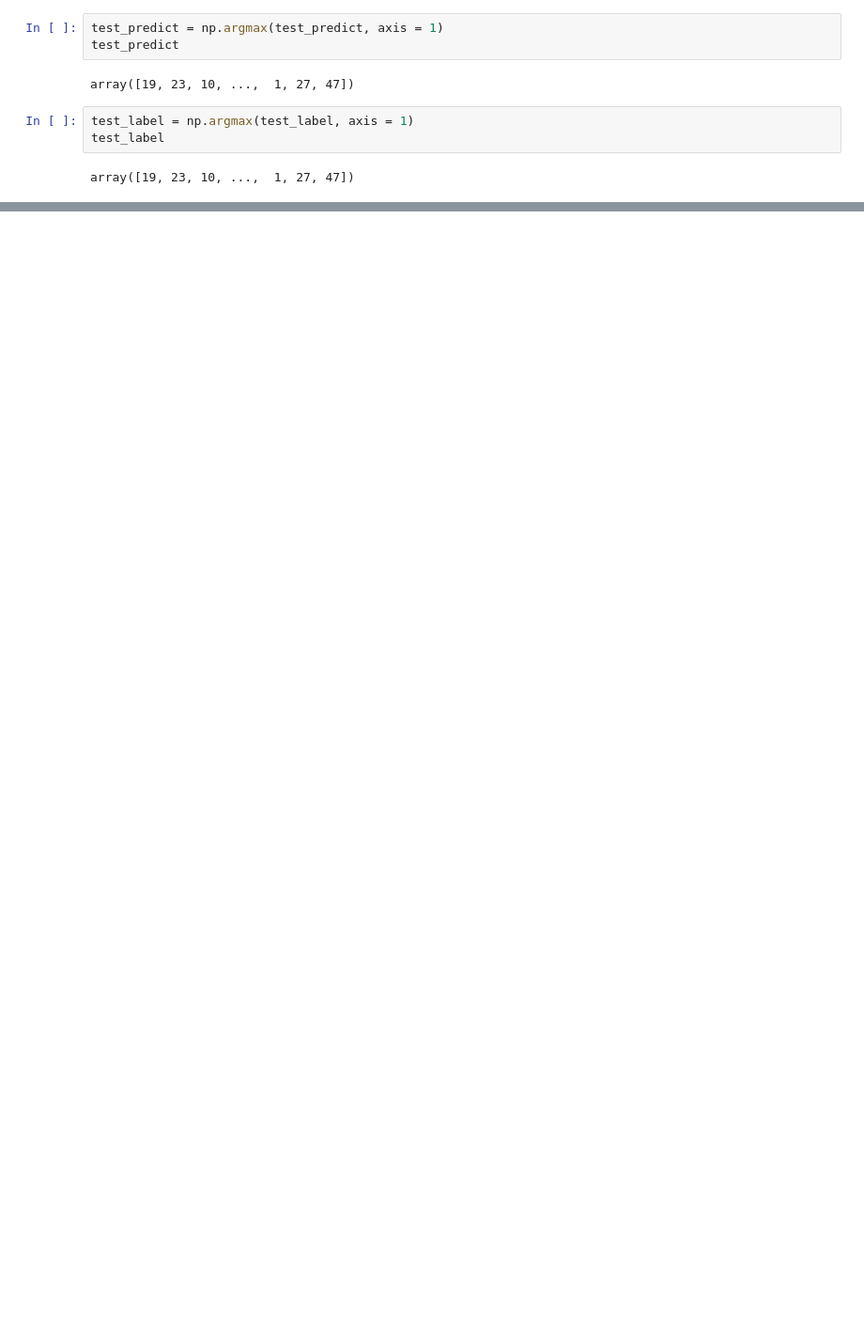
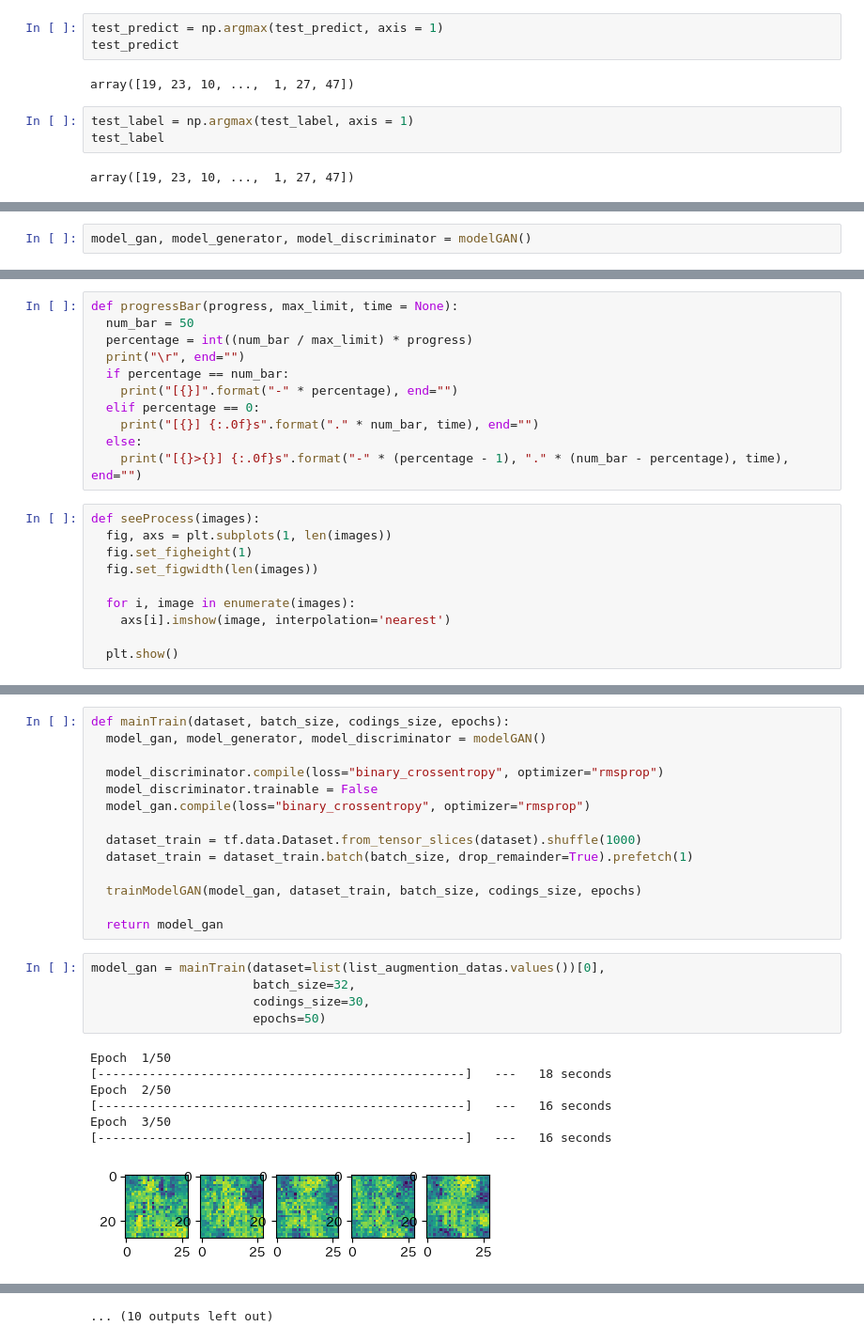
Before and after one commit to oguzsozen/Kuzushiji_Letter-Recognition, a Jupyter notebook: Kuzushiji49.ipynb, the cells around one changed output, grey strips where cells are left out. Shown at 94% size. Saved outputs shown, nothing was run; the diff lists cells and outputs as text; blank space fills up the shorter version.

```diff
--- a/Kuzushiji49.ipynb
+++ b/Kuzushiji49.ipynb
@@ -250,0 +493,2 @@ weighted avg       0.91      0.91      0.91     38547
+# %%
+model_gan, model_generator, model_discriminator = modelGAN()
@@ -250,0 +557,21 @@ weighted avg       0.91      0.91      0.91     38547
+# %%
+def progressBar(progress, max_limit, time = None):
+  num_bar = 50
+  percentage = int((num_bar / max_limit) * progress)
+  print("\r", end="")
+  if percentage == num_bar:
+    print("[{}]".format("-" * percentage), end="")
+  elif percentage == 0:
+    print("[{}] {:.0f}s".format("." * num_bar, time), end="")
+  else:
+    print("[{}>{}] {:.0f}s".format("-" * (percentage - 1), "." * (num_bar - percentage), time), end="")
+# %%
+def seeProcess(images):
+  fig, axs = plt.subplots(1, len(images))
+  fig.set_figheight(1)
+  fig.set_figwidth(len(images))
+
+  for i, image in enumerate(images):
+    axs[i].imshow(image, interpolation='nearest')
+
+  plt.show()
@@ -250,0 +614,27 @@ weighted avg       0.91      0.91      0.91     38547
+# %%
+def mainTrain(dataset, batch_size, codings_size, epochs):
+  model_gan, model_generator, model_discriminator = modelGAN()
+
+  model_discriminator.compile(loss="binary_crossentropy", optimizer="rmsprop")
+  model_discriminator.trainable = False
+  model_gan.compile(loss="binary_crossentropy", optimizer="rmsprop")
+
+  dataset_train = tf.data.Dataset.from_tensor_slices(dataset).shuffle(1000)
+  dataset_train = dataset_train.batch(batch_size, drop_remainder=True).prefetch(1)
+
+  trainModelGAN(model_gan, dataset_train, batch_size, codings_size, epochs)
+
+  return model_gan
+# %%
+model_gan = mainTrain(dataset=list(list_augmention_datas.values())[0],
+                      batch_size=32,
+                      codings_size=30,
+                      epochs=50)
+# %% [output]
+Epoch  1/50
+[--------------------------------------------------]   ---   18 seconds
+Epoch  2/50
+[--------------------------------------------------]   ---   16 seconds
+Epoch  3/50
+[--------------------------------------------------]   ---   16 seconds
+[figure, added]
@@ -250,0 +676 @@ weighted avg       0.91      0.91      0.91     38547
+... (10 outputs left out)
```
Also changed, not shown: parts of 51 cells of this notebook.
